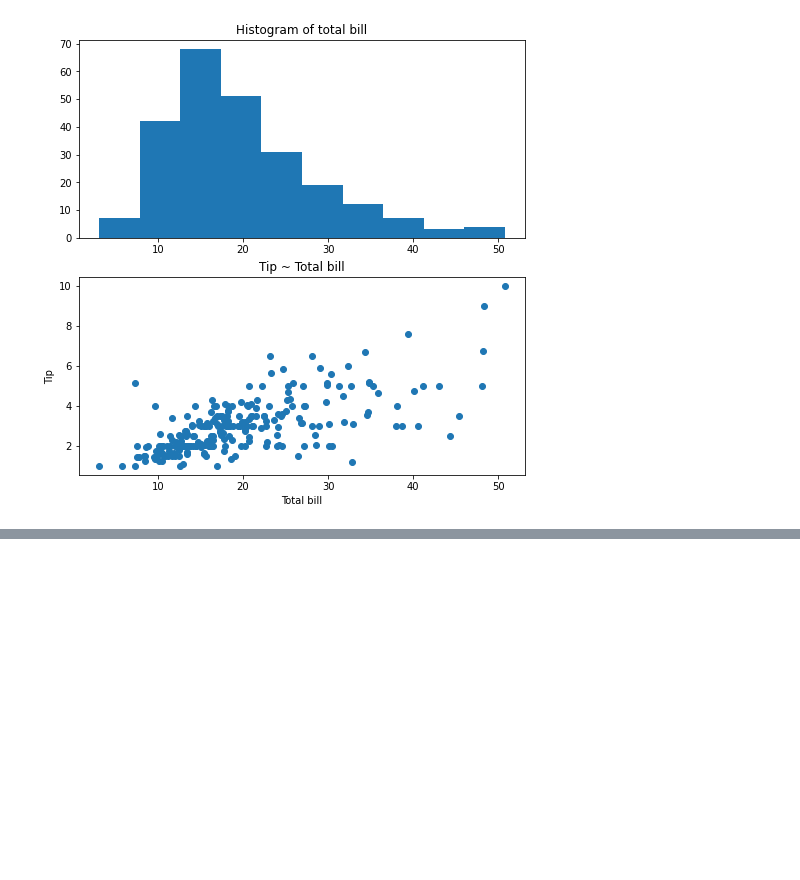
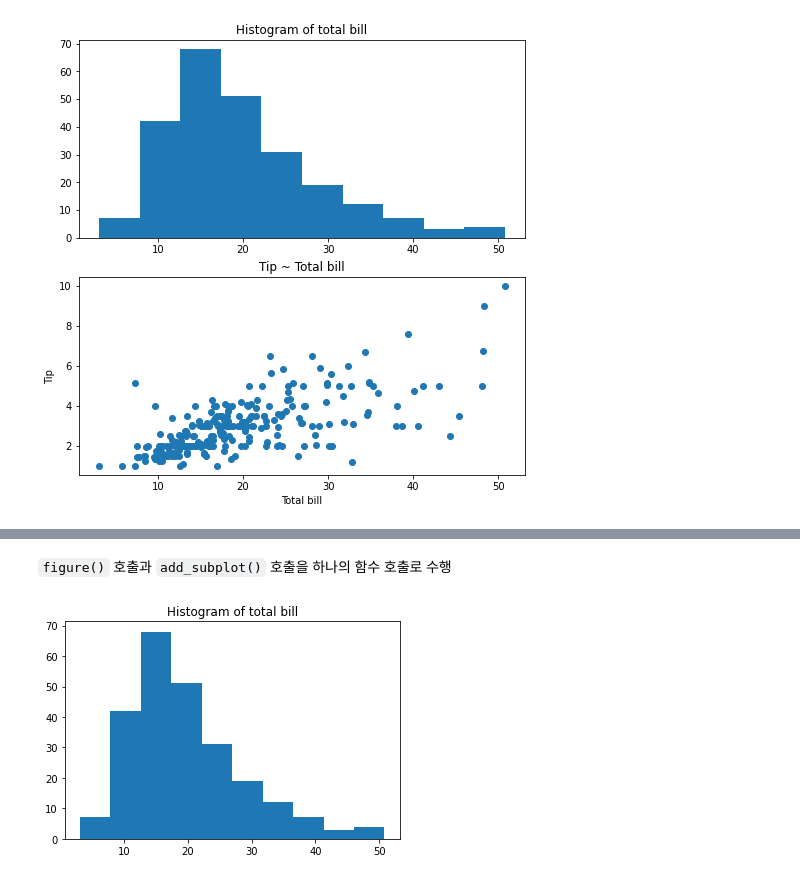
Before and after one commit to JakeOh/202105_itw_bd26, a Jupyter notebook: lab_da/da05_matplotlib.ipynb, the cells around one changed output, grey strips where cells are left out. Drawn from its saved outputs; the diff is of its cells as text; code cells hidden in the pictures; blank space fills up the shorter version.

```diff
--- a/lab_da/da05_matplotlib.ipynb
+++ b/lab_da/da05_matplotlib.ipynb
@@ -83,0 +101,17 @@ plt.show()
+# %% [markdown]
+`figure()` 호출과 `add_subplot()` 호출을 하나의 함수 호출로 수행
+# %%
+# figure 객체 생성 + subplot을 추가
+fig, ax = plt.subplots()
+#> fig: figure 객체
+#> ax: Subplot 객체
+
+# subplot 객체의 메서드를 사용해서 그래프를 그림
+ax.hist(x=tips['total_bill'])
+
+# 그래프 옵션
+ax.set_title('Histogram of total bill')
+
+plt.show()
+# %% [output]
+[figure, added]
```
Also changed, not shown: parts of 8 cells of this notebook.
